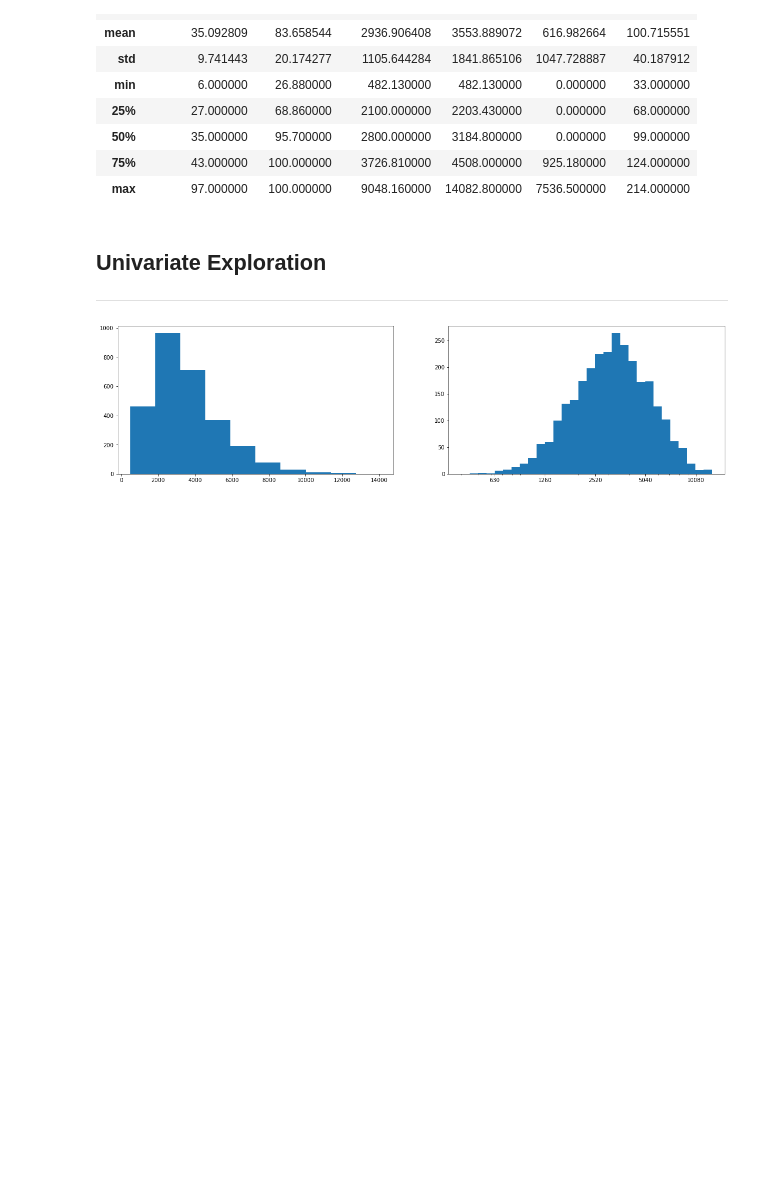
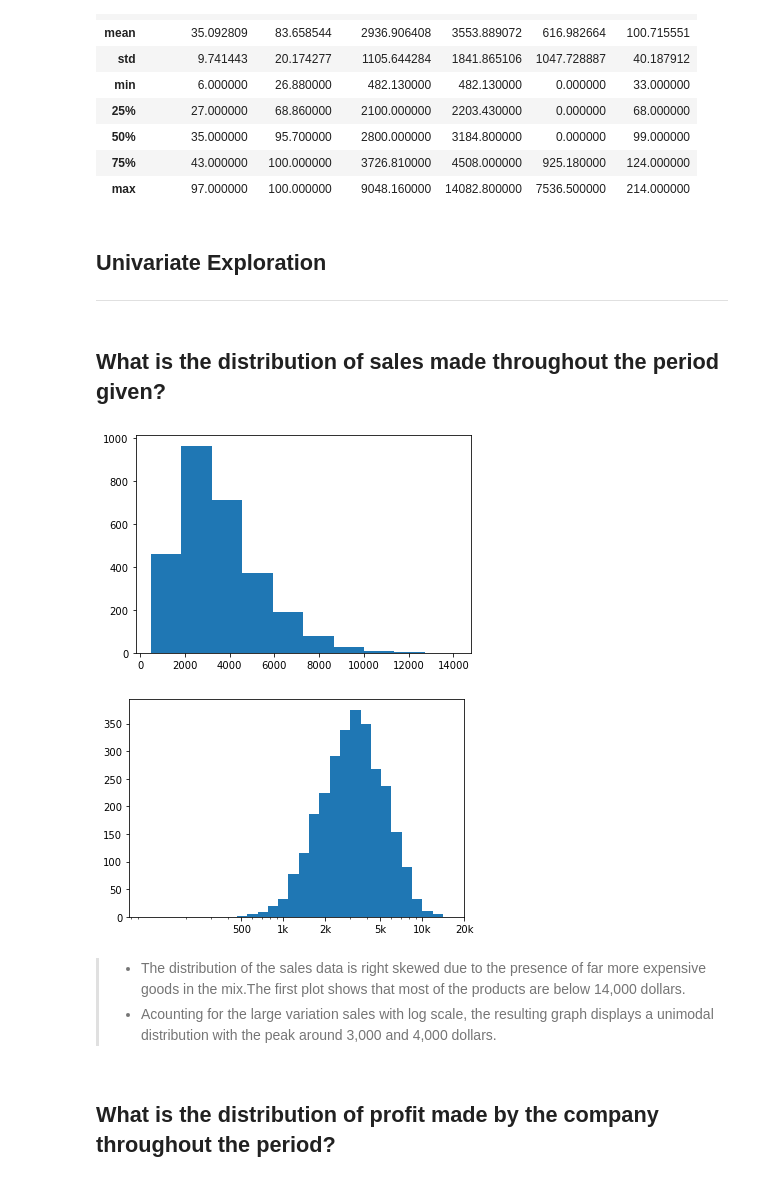
Before and after one commit to Biob-scientist/Sales_analytics, a Jupyter notebook: sales_exploratory_analysis.ipynb, the cells around one changed output. Drawn from its saved outputs; the diff is of its cells as text; code cells hidden in the pictures; blank space fills up the shorter version.

Commit message:
feat: finish up with univariate visualizations

```diff
--- a/sales_exploratory_analysis.ipynb
+++ b/sales_exploratory_analysis.ipynb
@@ -94,4 +94,4 @@ df.columns=x
 # %%
 df.order_number=df.order_number.astype(str)
 df.order_line_number=df.order_line_number.astype(str)
-df.drop('sales_rep_id',axis=1,inplace=True)
+df.drop(['sales_rep_id','msrp'],axis=1,inplace=True)
@@ -98,3 +100,5 @@ df.drop('sales_rep_id',axis=1,inplace=True)
+# %%
+df['order_date']=pd.to_datetime(df['order_date'])
 # %%
 df.info()
 # %% [output]
@@ -149,19 +153,19 @@ df.describe()
 # %% [markdown]
 ## Univariate Exploration
 ***
+# %% [markdown]
+## What is the distribution of sales made throughout the period given?
 # %%
-plt.figure(figsize=(20,5))
-plt.subplot(1,2,1)
+
 plt.hist(data=df, x='sales');
-plt.subplot(1,2,2)
-sales_bins=10**np.arange(2.6,4.1+0.05,0.05)
-plt.hist(data=df, x='sales',bins=sales_bins)
+plt.show()
+bins_max = np.log10(df.sales.max())
+bin_min=np.log10(df.sales.min())
+bins_trans = 10**np.linspace(2, bins_max, 30)
+plt.hist(data=df, x='sales',bins=bins_trans)
 plt.xscale('log')
-
-ticks=[630,1260,2520,5040,10080]
-labels=['{}'.format(x) for x in ticks]
-
-plt.xticks(ticks,labels)
+plt.xticks([500, 1e3, 2e3, 5e3, 1e4, 2e4], [500, '1k', '2k', '5k', '10k', '20k']);
 plt.show()
 # %% [output]
-[figure, old version]
+[figure, new version]
+[figure, added]
@@ -172 +172,6 @@ bins_trans = 10**np.linspace(2, bins_max, 50)
+# %% [markdown]
+> - The distribution of the sales data is right skewed due to the presence of far more expensive goods in the mix.The first plot shows that most of the products are below 14,000 dollars.
+>- Acounting for the large variation sales with log scale, the resulting graph displays a unimodal distribution with the peak around 3,000 and 4,000 dollars.
+# %% [markdown]
+## What is the distribution of profit made by the company throughout the period?
 # %%
```
Also changed, not shown: parts of 29 cells of this notebook.
